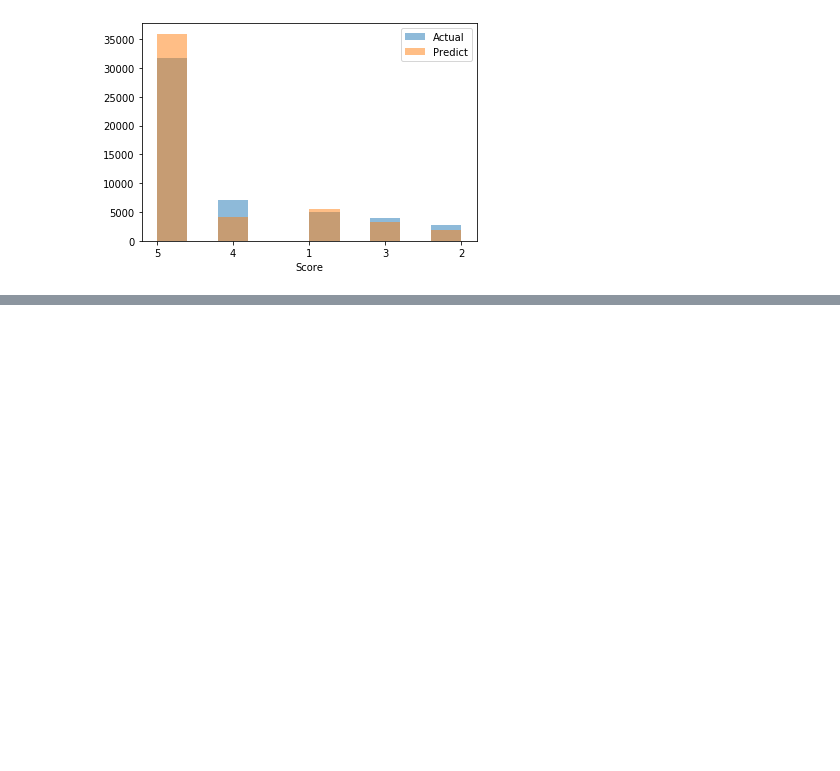
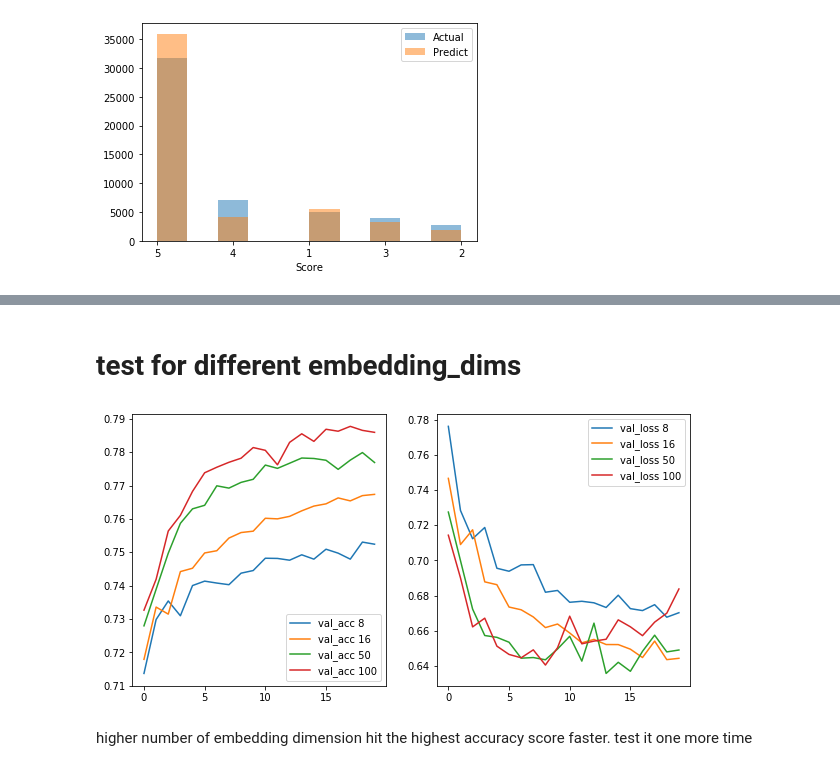
Before and after one commit to EllyKyles/amazon_review_analysis, a Jupyter notebook: neural_network/RNN_1.ipynb, the cells around one changed output, grey strips where cells are left out. Saved outputs shown, nothing was run; the diff lists cells and outputs as text; code cells hidden in the pictures; blank space fills up the shorter version.

```diff
--- a/neural_network/RNN_1.ipynb
+++ b/neural_network/RNN_1.ipynb
@@ -70,7 +70,7 @@ test
 # %%
 texts = []
 labels = []
-with open('../doc_train.csv', 'r') as csvfile:
+with open('../data/doc_train.csv', 'r') as csvfile:
     reader = csv.DictReader(csvfile)
     for row in reader:
         label=row['Score']
@@ -1168,0 +1207,44 @@ plt.savefig('pre_act_best_model.png')
+# %% [markdown]
+# test for different embedding_dims
+# %%
+embedding_dims = [8,16,50,100]
+
+loss = {}
+acc = {}
+for n in embedding_dims:
+    model = Sequential()
+    model.add(Embedding(vocab_size, n, input_length=max_length))
+    model.add(Dropout(0.25))
+    model.add(Conv1D(filters,
+                     kernel_size,
+                     padding='valid',
+                     activation='relu',
+                     strides=1))
+    model.add(MaxPooling1D(pool_size=pool_size))
+    model.add(LSTM(lstm_output_size, dropout = 0.2, return_sequences= False))
+    model.add(Dense(24, activation='relu'))
+    model.add(Dense(6, activation='softmax'))
+
+    model.compile(loss='sparse_categorical_crossentropy',optimizer='adam',metrics=['accuracy'])
+    num_epochs = 20
+    history = model.fit(train_padded, training_label_seq,
+                        epochs=num_epochs,
+                        validation_data=(validation_padded, validation_label_seq), verbose=0)
+    loss['loss' + " " + str(n)] = history.history['loss']
+    loss['val_loss' +  " " + str(n)] = history.history['val_loss']
+    acc['acc' + " " + str(n)] = history.history['accuracy']
+    acc['val_acc' + " " + str(n)] = history.history['val_accuracy']
+# %%
+loss_dim_df_size=pd.DataFrame(loss)
+acc_dim_df_size = pd.DataFrame(acc)
+interested_cols = [col for col in acc_dim_df_size.columns if col.startswith('val')]
+interested_cols_1 = [col for col in loss_dim_df_size.columns if col.startswith('val')]
+fig, axs = plt.subplots(nrows = 1, ncols=2, figsize = (10,5))
+acc_dim_df_size[interested_cols].plot(ax = axs[0])
+loss_dim_df_size[interested_cols_1].plot(ax = axs[1])
+#plt.title('Embedding Dimention');
+plt.savefig('../src/embedding_dimention.png')
+# %% [output]
+[figure, added]
+# %% [markdown]
+higher number of embedding dimension hit the highest accuracy score faster. test it one more time
```
Also changed, not shown: parts of 22 cells of this notebook, 9 other files.
